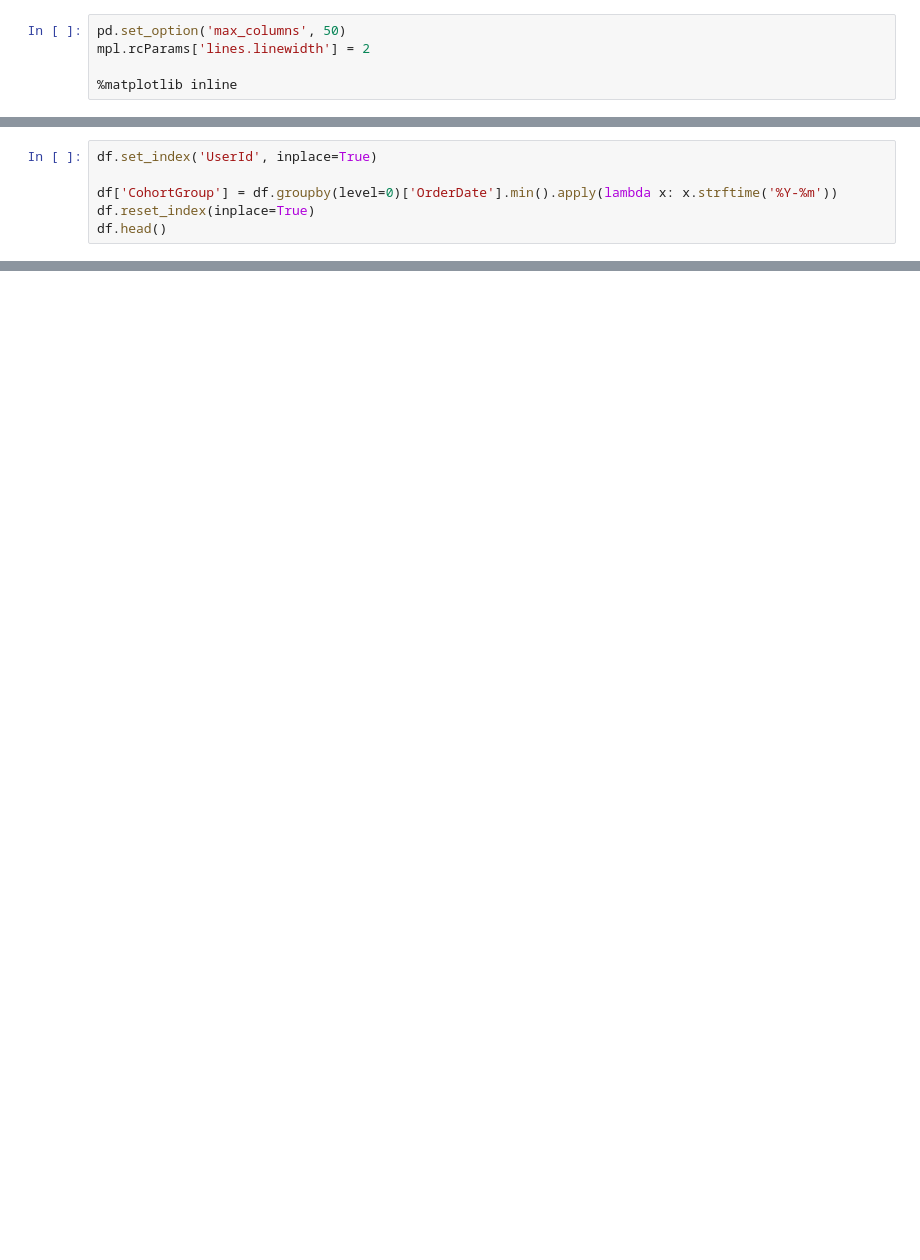
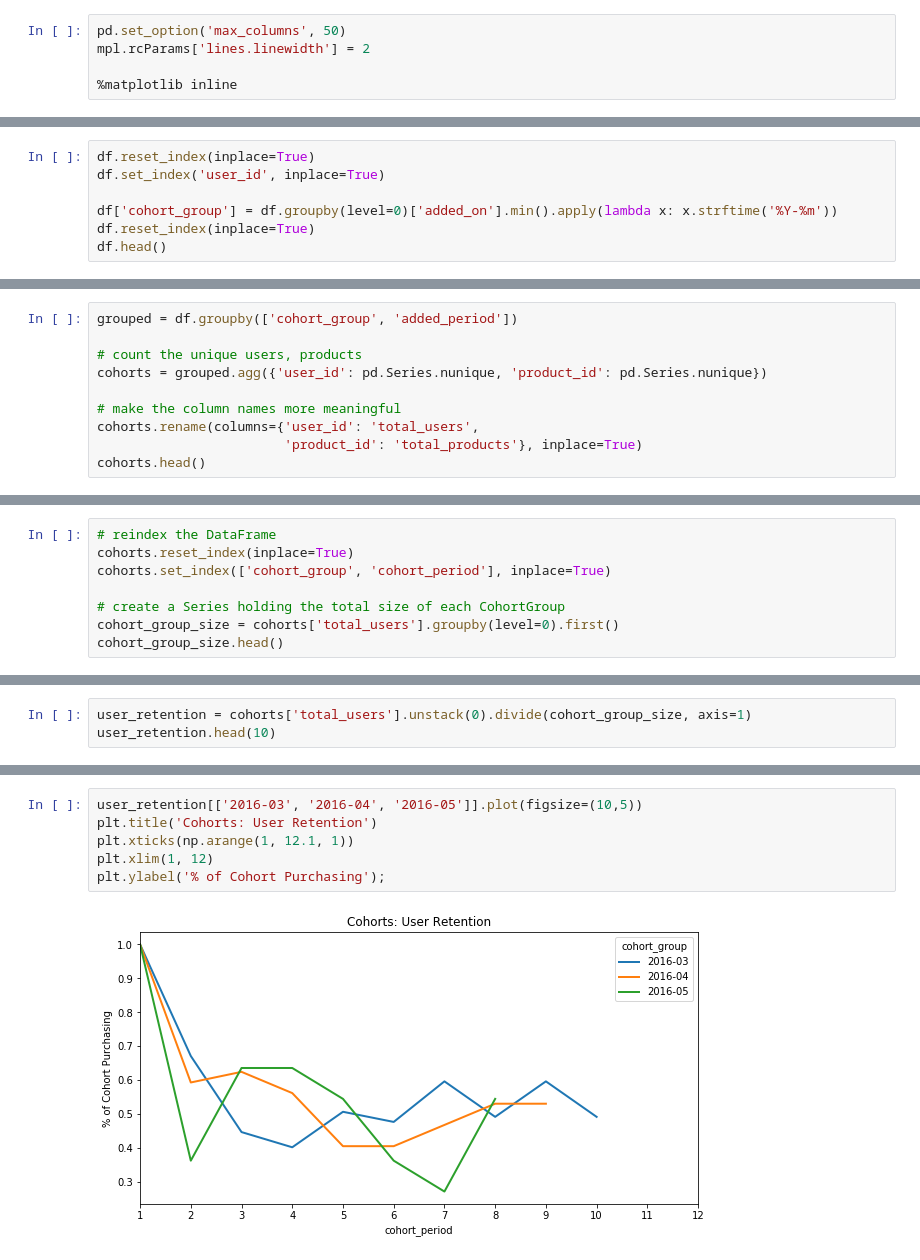
Before and after one commit to pedrocarmona/data-processing-samples, a Jupyter notebook: cohort/notebooks/cohort.ipynb, the cells around one changed output, grey strips where cells are left out. Drawn from its saved outputs; the diff is of its cells as text; blank space fills up the shorter version.

Commit message:
cohort

```diff
--- a/cohort/notebooks/cohort.ipynb
+++ b/cohort/notebooks/cohort.ipynb
@@ -33,6 +47,7 @@ df.head()
 # %%
-df.set_index('UserId', inplace=True)
+df.reset_index(inplace=True)
+df.set_index('user_id', inplace=True)
 
-df['CohortGroup'] = df.groupby(level=0)['OrderDate'].min().apply(lambda x: x.strftime('%Y-%m'))
+df['cohort_group'] = df.groupby(level=0)['added_on'].min().apply(lambda x: x.strftime('%Y-%m'))
 df.reset_index(inplace=True)
 df.head()
@@ -38,0 +61,10 @@ df.head()
+# %%
+grouped = df.groupby(['cohort_group', 'added_period'])
+
+# count the unique users, products
+cohorts = grouped.agg({'user_id': pd.Series.nunique, 'product_id': pd.Series.nunique})
+
+# make the column names more meaningful
+cohorts.rename(columns={'user_id': 'total_users',
+                        'product_id': 'total_products'}, inplace=True)
+cohorts.head()
@@ -38,0 +104,8 @@ df.head()
+# %%
+# reindex the DataFrame
+cohorts.reset_index(inplace=True)
+cohorts.set_index(['cohort_group', 'cohort_period'], inplace=True)
+
+# create a Series holding the total size of each CohortGroup
+cohort_group_size = cohorts['total_users'].groupby(level=0).first()
+cohort_group_size.head()
@@ -38,0 +120,3 @@ df.head()
+# %%
+user_retention = cohorts['total_users'].unstack(0).divide(cohort_group_size, axis=1)
+user_retention.head(10)
@@ -38,0 +136,8 @@ df.head()
+# %%
+user_retention[['2016-03', '2016-04', '2016-05']].plot(figsize=(10,5))
+plt.title('Cohorts: User Retention')
+plt.xticks(np.arange(1, 12.1, 1))
+plt.xlim(1, 12)
+plt.ylabel('% of Cohort Purchasing');
+# %% [output]
+[figure, added]
```
Also changed, not shown: parts of 8 cells of this notebook, 8 other files.
